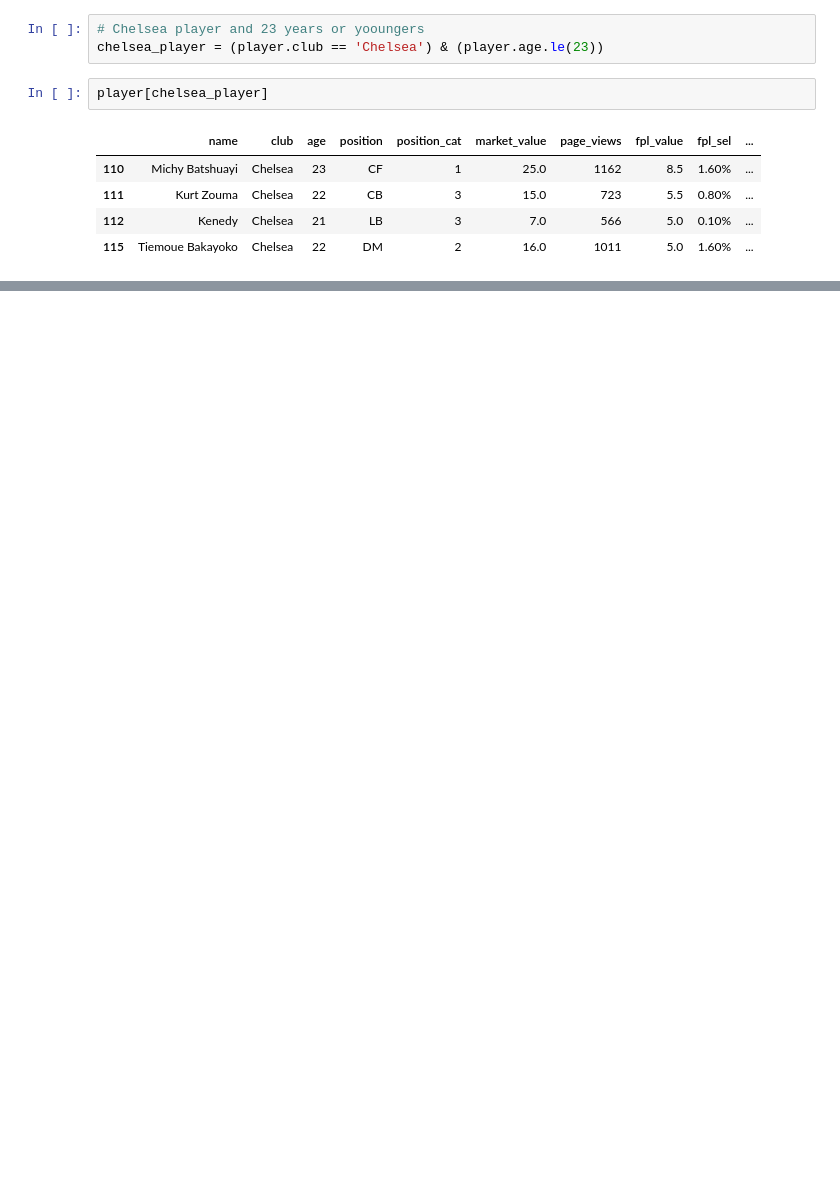
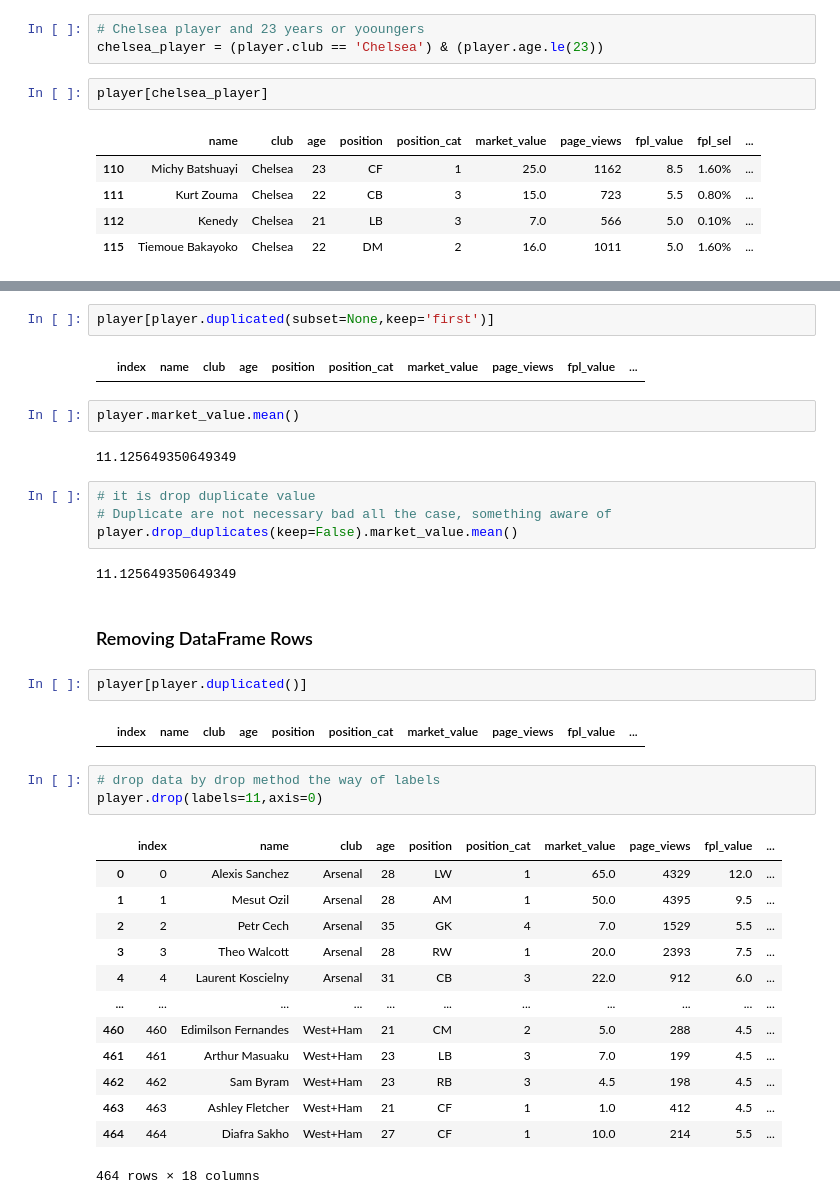
Before and after one commit to MuhummadShohag/Pandas-A-Z, a Jupyter notebook: DataFrame_Depth/DataFrame_Depth.ipynb, the cells around one changed output, grey strips where cells are left out. Drawn from its saved outputs; the diff is of its cells as text; blank space fills up the shorter version.

```diff
--- a/DataFrame_Depth/DataFrame_Depth.ipynb
+++ b/DataFrame_Depth/DataFrame_Depth.ipynb
@@ -1008,0 +1065,37 @@ Name: market_value, dtype: float64
+# %%
+player[player.duplicated(subset=None,keep='first')]
+# %% [output]
+|  | index | name | club | age | position | position_cat | market_value | page_views | fpl_value | ... |
+# %%
+player.market_value.mean()
+# %% [output]
+11.125649350649349
+# %%
+# it is drop duplicate value
+# Duplicate are not necessary bad all the case, something aware of
+player.drop_duplicates(keep=False).market_value.mean()
+# %% [output]
+11.125649350649349
+# %% [markdown]
+### Removing DataFrame Rows
+# %%
+player[player.duplicated()]
+# %% [output]
+|  | index | name | club | age | position | position_cat | market_value | page_views | fpl_value | ... |
+# %%
+# drop data by drop method the way of labels
+player.drop(labels=11,axis=0)
+# %% [output]
+|  | index | name | club | age | position | position_cat | market_value | page_views | fpl_value | ... |
+| 0 | 0 | Alexis Sanchez | Arsenal | 28 | LW | 1 | 65.0 | 4329 | 12.0 | ... |
+| 1 | 1 | Mesut Ozil | Arsenal | 28 | AM | 1 | 50.0 | 4395 | 9.5 | ... |
+| 2 | 2 | Petr Cech | Arsenal | 35 | GK | 4 | 7.0 | 1529 | 5.5 | ... |
+| 3 | 3 | Theo Walcott | Arsenal | 28 | RW | 1 | 20.0 | 2393 | 7.5 | ... |
+| 4 | 4 | Laurent Koscielny | Arsenal | 31 | CB | 3 | 22.0 | 912 | 6.0 | ... |
+| ... | ... | ... | ... | ... | ... | ... | ... | ... | ... | ... |
+| 460 | 460 | Edimilson Fernandes | West+Ham | 21 | CM | 2 | 5.0 | 288 | 4.5 | ... |
+| 461 | 461 | Arthur Masuaku | West+Ham | 23 | LB | 3 | 7.0 | 199 | 4.5 | ... |
+| 462 | 462 | Sam Byram | West+Ham | 23 | RB | 3 | 4.5 | 198 | 4.5 | ... |
+| 463 | 463 | Ashley Fletcher | West+Ham | 21 | CF | 1 | 1.0 | 412 | 4.5 | ... |
+| 464 | 464 | Diafra Sakho | West+Ham | 27 | CF | 1 | 10.0 | 214 | 5.5 | ... |
+464 rows × 18 columns
```
Also changed, not shown: parts of 308 cells of this notebook, 1 other file.
